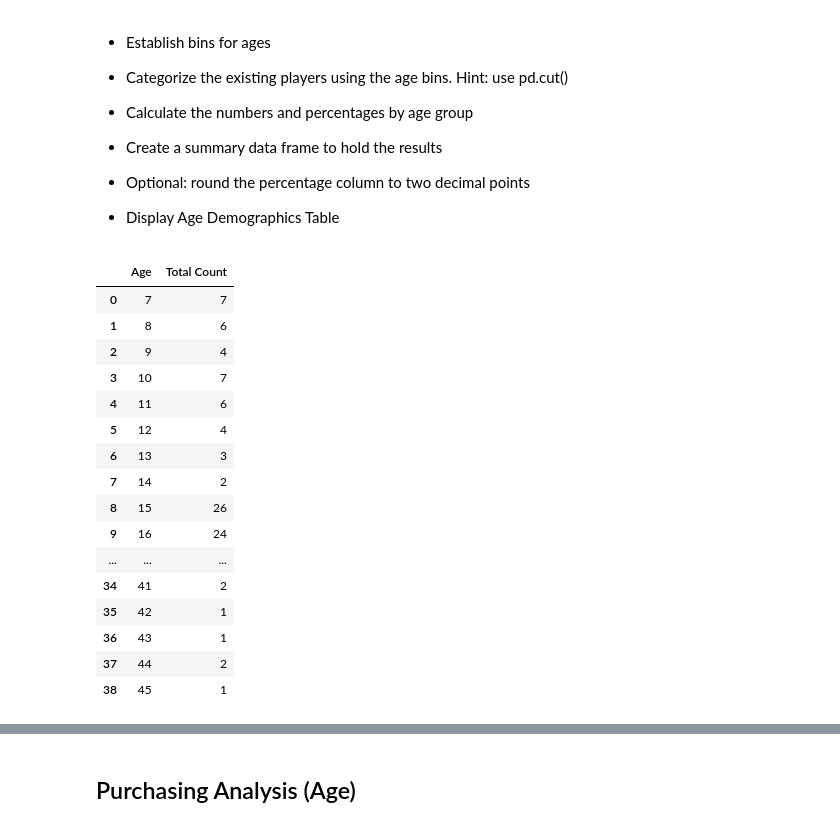
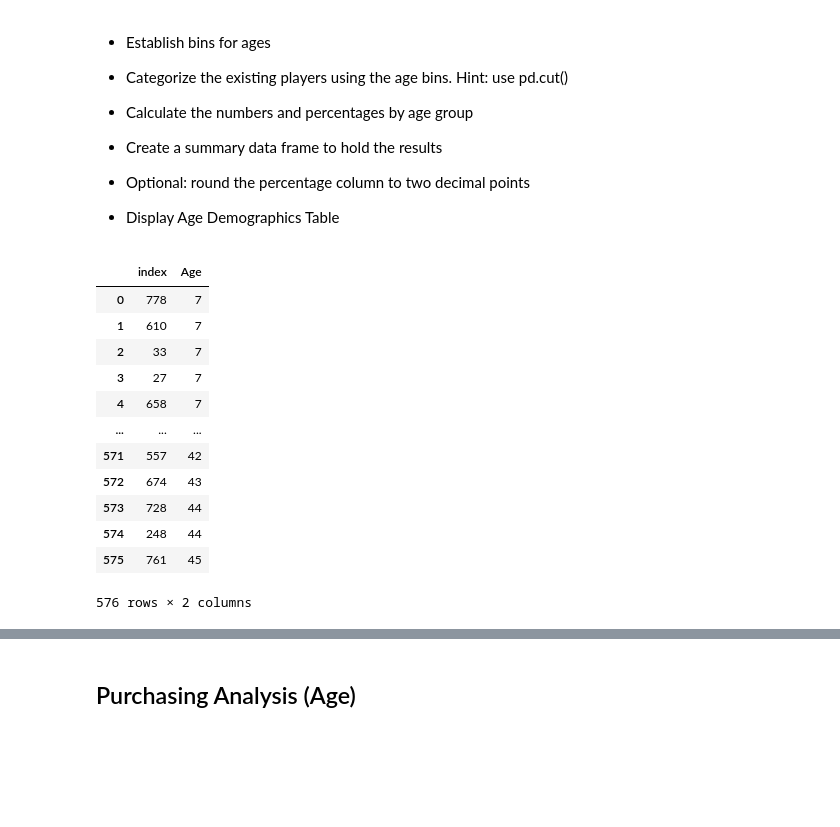
Before and after one commit to Ash-Tao/Video_Game_Sale_Pandas, a Jupyter notebook: HeroesOfPymoli/HeroesOfPymoli.ipynb, the cells around one changed output, grey strips where cells are left out. Cells and saved outputs as stored; diff of their text form; code cells hidden in the pictures; blank space fills up the shorter version.

```diff
--- a/HeroesOfPymoli/HeroesOfPymoli.ipynb
+++ b/HeroesOfPymoli/HeroesOfPymoli.ipynb
@@ -152,26 +169,25 @@ PurchasingAnalysisGender_df
 
 * Display Age Demographics Table
 # %%
-GroudByAge= pd.DataFrame(Gender_df.groupby("Age")["Purchase ID"].count()).rename(columns={"Purchase ID":"Total Count"}).reset_index()
-GroudByAge
+# GroudByAge= pd.DataFrame(Gender_df.groupby("Age")["Purchase ID"].count()).rename(columns={"Purchase ID":"Total Count"}).reset_index()
+# GroudByAge
+
+HH = Gender_df[["Age"]].sort_values(["Age"], ascending=True).reset_index()
+HH
 # %% [output]
-|  | Age | Total Count |
-| 0 | 7 | 7 |
-| 1 | 8 | 6 |
-| 2 | 9 | 4 |
-| 3 | 10 | 7 |
-| 4 | 11 | 6 |
-| 5 | 12 | 4 |
-| 6 | 13 | 3 |
-| 7 | 14 | 2 |
-| 8 | 15 | 26 |
-| 9 | 16 | 24 |
+|  | index | Age |
+| 0 | 778 | 7 |
+| 1 | 610 | 7 |
+| 2 | 33 | 7 |
+| 3 | 27 | 7 |
+| 4 | 658 | 7 |
 | ... | ... | ... |
-| 34 | 41 | 2 |
-| 35 | 42 | 1 |
-| 36 | 43 | 1 |
-| 37 | 44 | 2 |
-| 38 | 45 | 1 |
+| 571 | 557 | 42 |
+| 572 | 674 | 43 |
+| 573 | 728 | 44 |
+| 574 | 248 | 44 |
+| 575 | 761 | 45 |
+576 rows × 2 columns
 # %%
 bins=[0,9,14,19,24,29,34,39,50]
 group_name = ["<10","10-14","15-19","20-24","25-29","30-34","35-39","+40"]
```
Also changed, not shown: parts of 9 cells of this notebook.
